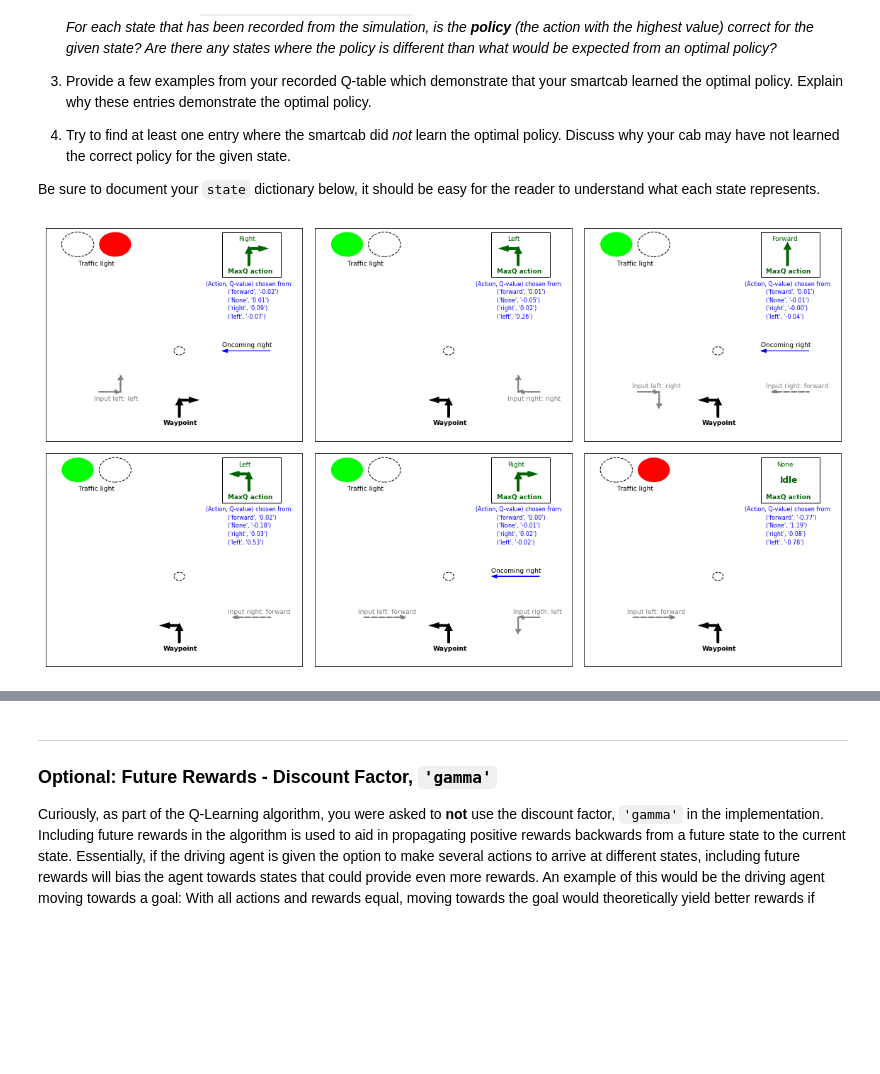
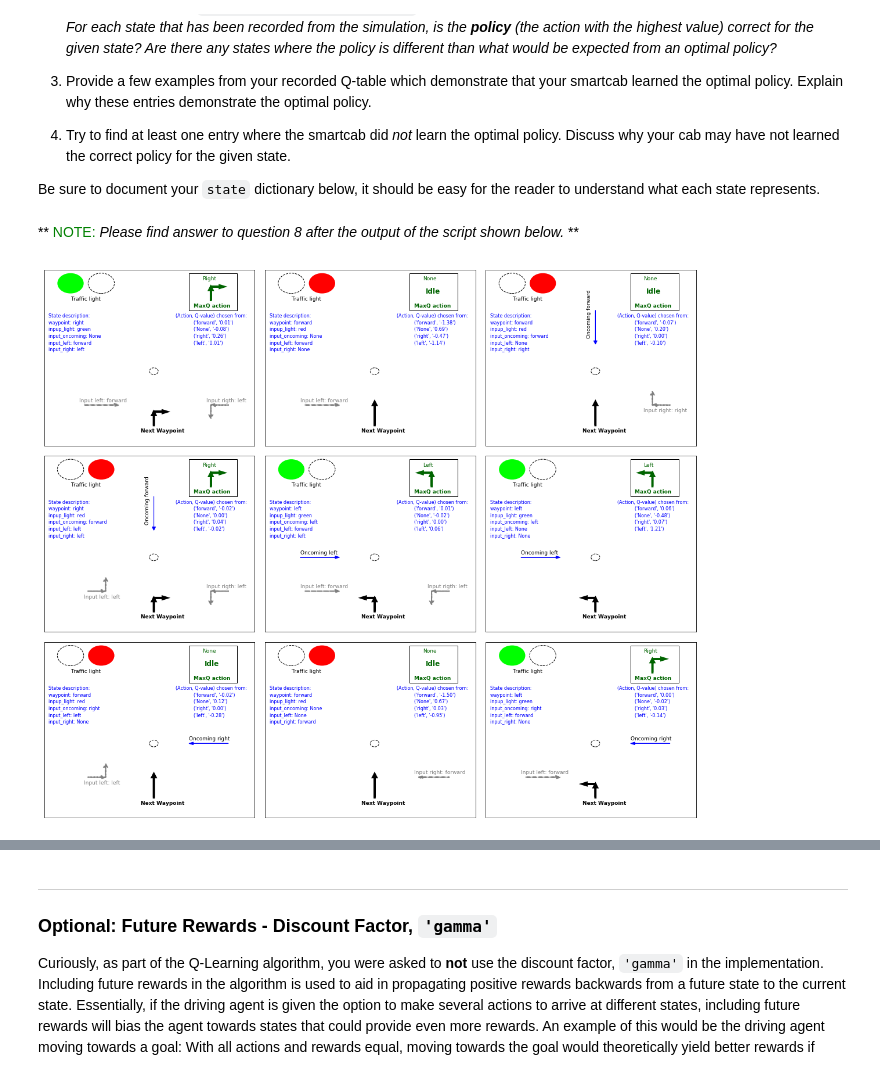
Before and after one commit to juanerolon/Train-Autonomous-Vehicle, a Jupyter notebook: smartcab.ipynb, the cells around one changed output, grey strips where cells are left out. Cells and saved outputs as stored; diff of their text form; code cells hidden in the pictures; blank space fills up the shorter version.

Commit message:
added state text description

```diff
--- a/smartcab.ipynb
+++ b/smartcab.ipynb
@@ -396,10 +396,12 @@ Sometimes, the answer to the important question *"what am I trying to get my age
 4. Try to find at least one entry where the smartcab did _not_ learn the optimal policy.  Discuss why your cab may have not learned the correct policy for the given state.
 
 Be sure to document your `state` dictionary below, it should be easy for the reader to understand what each state represents.
+# %% [markdown]
+** <font color='green'>NOTE: </font> *Please find answer to question 8 after the output of the script shown below.*  **
 # %%
-#The following script creates a symbolic representation of the Q-table entries
-#represented in the provided text file corresponding to the output of the improved Q-learning
-#algorithm
+#The following script creates a symbolic representation of the data found in
+#'sim_improved-learning.txt' text file. I extract a random sample from the data illustrating
+#exampls from the recorded Q-table
 #author: @J.E. Rolon
 
 import operator
@@ -440,8 +442,8 @@ def qtable_sample(fname, nsamples):
             maxq_act = lst1[index]
             tmp_dict['waypoint'] = wypt
             tmp_dict['inp_light'] = inps[0]
-            tmp_dict['inp_left'] = inps[1]
-            tmp_dict['inp_oncoming'] = inps[2]
+            tmp_dict['inp_oncoming'] = inps[1]
+            tmp_dict['inp_left'] = inps[2]
             tmp_dict['inp_right'] = inps[3]
             tmp_dict['avail_actions'] = acts
             tmp_dict['maxQaction'] = maxq_act
@@ -578,21 +580,22 @@ def waypoint(direction):
        Valid inputs: waypoint turning left, right or moving forward
        Percept taken from perspective of agent.
     """
+    desc = 'Next Waypoint'
     # waypoint foward
     if direction == 'forward':
         plt.arrow(0.05, -0.5, 0.0, 0.3, head_width=0.04, head_length=0.05, fc='k', ec='k', linestyle='solid', linewidth=3.5)
-        plt.text(-0.1, -0.6, 'Waypoint', fontsize='9', fontweight='bold')
+        plt.text(-0.1, -0.6, desc, fontsize='9', fontweight='bold')
     # waypoint right
     elif direction == 'right':
         plt.arrow(0.05, -0.5, 0.0, 0.15, head_width=0.04, head_length=0.05, fc='k', ec='k', linestyle='solid', linewidth=3.5)
         plt.arrow(0.05, -0.3, 0.1, 0.0, head_width=0.04, head_length=0.05, fc='k', ec='k', linestyle='solid',
                   linewidth=3.5)
-        plt.text(-0.1, -0.6, 'Waypoint', fontsize='9', fontweight='bold')
+        plt.text(-0.1, -0.6, desc, fontsize='9', fontweight='bold')
     elif direction == 'left':
         plt.arrow(0.05, -0.5, 0.0, 0.15, head_width=0.04, head_length=0.05, fc='k', ec='k', linestyle='solid', linewidth=3.5)
         plt.arrow(0.05, -0.3, -0.1, 0.0, head_width=0.04, head_length=0.05, fc='k', ec='k', linestyle='solid',
                   linewidth=3.5)
-        plt.text(-0.1, -0.6, 'Waypoint', fontsize='9', fontweight='bold')
+        plt.text(-0.1, -0.6, desc, fontsize='9', fontweight='bold')
 
     elif direction == None or 'None':
         pass
@@ -646,37 +649,43 @@ def maxQ_action(action):
 # 'waypoint': 'left', 'maxQaction': 'None'}
 
 def legended_description(obs):
     fs = 8
     xpos = 0.4
     ypos = 1.1
     plt.text(xpos-0.1, ypos, '(Action, Q-value) chosen from:', rotation='horizontal', fontsize=fs,color='blue')
     for i, act in enumerate(obs['avail_actions']):
         plt.text(xpos+0.1, (ypos-0.1)-i*0.1, act, rotation='horizontal', fontsize=fs,color='blue')
 
+    state_descr = ('waypoint', 'inpup_light', 'input_oncoming', 'input_left', 'input_right')
+    state_componets = (obs['waypoint'], obs['inp_light'], obs['inp_oncoming'], obs['inp_left'], obs['inp_right'])
+    plt.text(xpos - 1.55, ypos, 'State description:', rotation='horizontal', fontsize=fs, color='blue')
+    for j, component in enumerate(state_componets):
+        plt.text(xpos - 1.55, (ypos - 0.1) - j * 0.1, state_descr[j]+': '+str(component), rotation='horizontal', fontsize=fs, color='blue')
+
 def act_policy_figure(observation):
     """Generates a figure representation of the Q-table entry or policy observation"""
     create_canvas('on')
     intersection_point()
     waypoint(observation['waypoint'])
     percept_input_oncoming(observation['inp_oncoming'])
     percept_input_left(observation['inp_left'])
     percept_input_right(observation['inp_right'])
     percept_traffic_light(observation['inp_light'])
     maxQ_action(observation['maxQaction'])
     legended_description(observation)
 
 # Generate a set of policy observations extracted from Q-table
-sample = qtable_sample('logs/sim_improved-learning.txt', 6)
-plt.figure(1, figsize=(16, 9))
-nrows = 2
+sample = qtable_sample('logs/sim_improved-learning.txt', 9)
+plt.figure(1, figsize=(16, 13.5))
+nrows = 3
 ncols = 3
 for fig_num, observation in enumerate(sample):
     plt.subplot(nrows, ncols, fig_num+1)
     act_policy_figure(observation)
     plt.tight_layout()
 plt.show()
 # %% [output]
-[figure, old version]
+[figure, new version]
 # %% [markdown]
 **Answer:**
 
```
Also changed, not shown: parts of 1 cell of this notebook.
